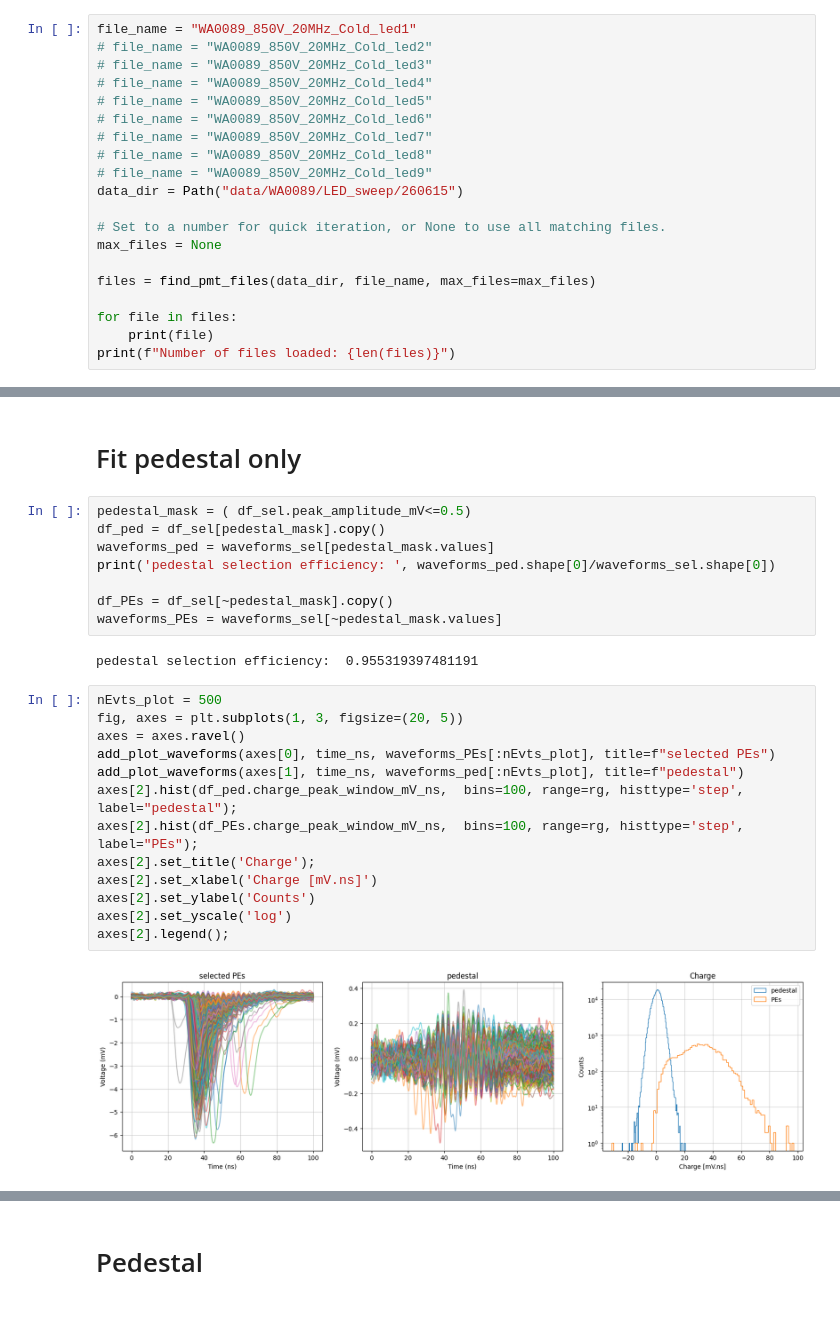
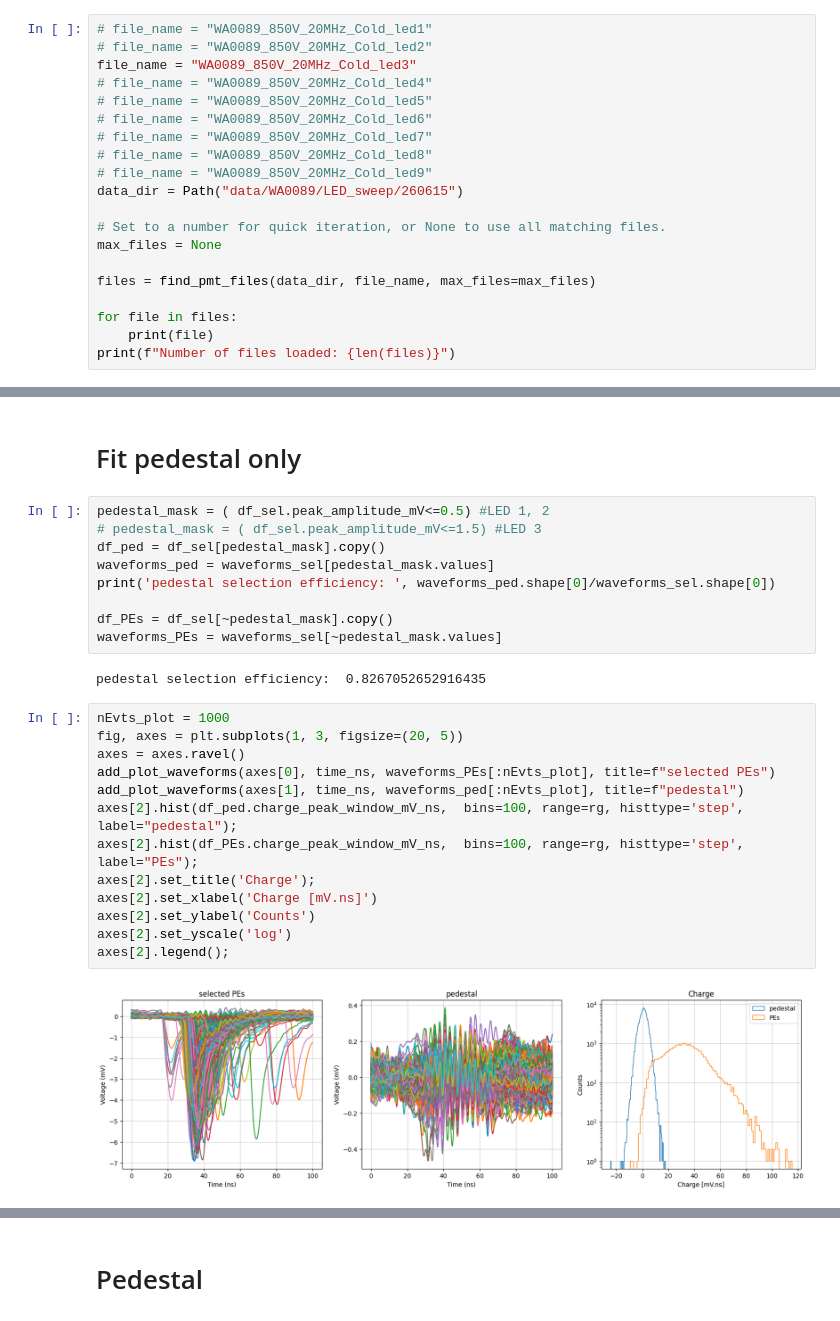
Before and after one commit to TAU-neutrino-lab/PMT-characterization, a Jupyter notebook: PMT-calibration/generic_fit_2steps.ipynb, the cells around one changed output, grey strips where cells are left out. Saved outputs shown, nothing was run; the diff lists cells and outputs as text.

```diff
--- a/PMT-calibration/generic_fit_2steps.ipynb
+++ b/PMT-calibration/generic_fit_2steps.ipynb
@@ -29,9 +29,9 @@ plt.rcParams.update({
 # %% [markdown]
 # Select Files
 # %%
-file_name = "WA0089_850V_20MHz_Cold_led1"
+# file_name = "WA0089_850V_20MHz_Cold_led1"
 # file_name = "WA0089_850V_20MHz_Cold_led2"
-# file_name = "WA0089_850V_20MHz_Cold_led3"
+file_name = "WA0089_850V_20MHz_Cold_led3"
 # file_name = "WA0089_850V_20MHz_Cold_led4"
 # file_name = "WA0089_850V_20MHz_Cold_led5"
 # file_name = "WA0089_850V_20MHz_Cold_led6"
@@ -171,7 +165,8 @@ axes.legend();
 # %% [markdown]
 # Fit pedestal only
 # %%
-pedestal_mask = ( df_sel.peak_amplitude_mV<=0.5)
+pedestal_mask = ( df_sel.peak_amplitude_mV<=0.5) #LED 1, 2
+# pedestal_mask = ( df_sel.peak_amplitude_mV<=1.5) #LED 3
 df_ped = df_sel[pedestal_mask].copy()
 waveforms_ped = waveforms_sel[pedestal_mask.values]
 print('pedestal selection efficiency: ', waveforms_ped.shape[0]/waveforms_sel.shape[0])
@@ -179,19 +174,19 @@ print('pedestal selection efficiency: ', waveforms_ped.shape[0]/waveforms_sel.sh
 df_PEs = df_sel[~pedestal_mask].copy()
 waveforms_PEs = waveforms_sel[~pedestal_mask.values]
 # %% [output]
-pedestal selection efficiency:  0.955319397481191
+pedestal selection efficiency:  0.8267052652916435
 # %%
-nEvts_plot = 500
+nEvts_plot = 1000
 fig, axes = plt.subplots(1, 3, figsize=(20, 5))
 axes = axes.ravel()
 add_plot_waveforms(axes[0], time_ns, waveforms_PEs[:nEvts_plot], title=f"selected PEs")
 add_plot_waveforms(axes[1], time_ns, waveforms_ped[:nEvts_plot], title=f"pedestal")
 axes[2].hist(df_ped.charge_peak_window_mV_ns,  bins=100, range=rg, histtype='step', label="pedestal");
 axes[2].hist(df_PEs.charge_peak_window_mV_ns,  bins=100, range=rg, histtype='step', label="PEs");
 axes[2].set_title('Charge');
 axes[2].set_xlabel('Charge [mV.ns]')
 axes[2].set_ylabel('Counts')
 axes[2].set_yscale('log')
 axes[2].legend();
 # %% [output]
-[figure, old version]
+[figure, new version]
```
Also changed, not shown: parts of 14 cells of this notebook, 1 other file.
